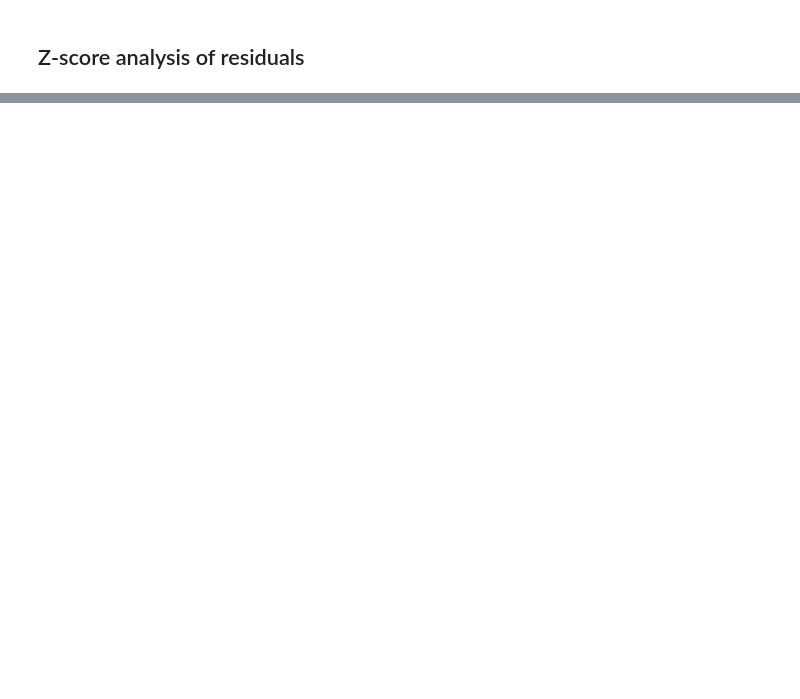
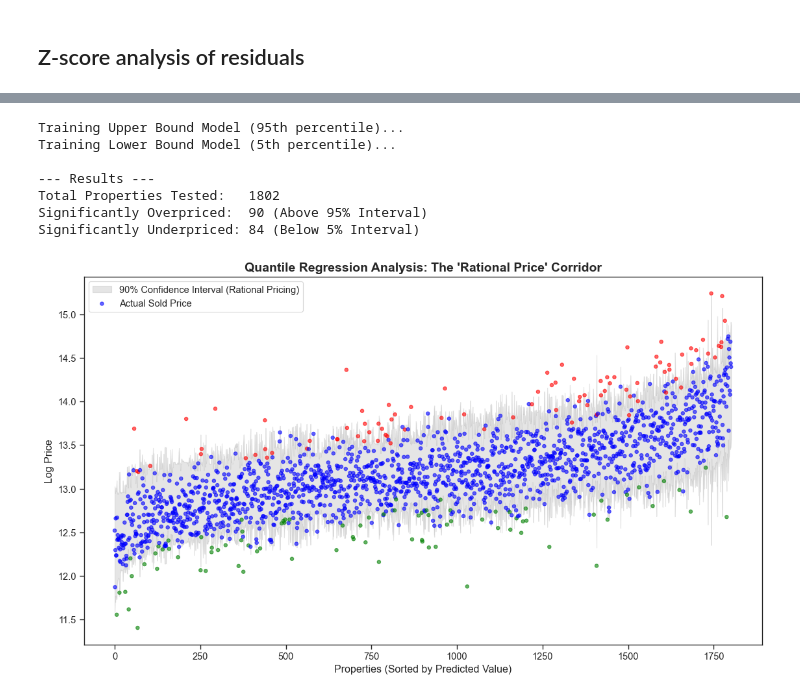
Before and after one commit to PrasunBanerjee04/SecooraRiskModel, a Jupyter notebook: full_scripts.ipynb, the cells around one changed output, grey strips where cells are left out. Drawn from its saved outputs; the diff is of its cells as text; code cells hidden in the pictures; blank space fills up the shorter version.

```diff
--- a/full_scripts.ipynb
+++ b/full_scripts.ipynb
@@ -779,0 +744,53 @@ plt.hist(smart_residuals, bins=50)
+# %%
+from sklearn.ensemble import GradientBoostingRegressor
+
+def calculate_prediction_intervals(X_train, y_train, X_test, y_test):
+    print("Training Upper Bound Model (95th percentile)...")
+    upper_model = GradientBoostingRegressor(loss='quantile', alpha=0.95, n_estimators=100, random_state=42)
+    upper_model.fit(X_train, y_train)
+    y_upper = upper_model.predict(X_test)
+
+    print("Training Lower Bound Model (5th percentile)...")
+    lower_model = GradientBoostingRegressor(loss='quantile', alpha=0.05, n_estimators=100, random_state=42)
+    lower_model.fit(X_train, y_train)
+    y_lower = lower_model.predict(X_test)
+
+    overpriced_mask = (y_test > y_upper).values
+    underpriced_mask = (y_test < y_lower).values
+
+    print(f"\n--- Results ---")
+    print(f"Total Properties Tested:   {len(y_test)}")
+    print(f"Significantly Overpriced:  {overpriced_mask.sum()} (Above 95% Interval)")
+    print(f"Significantly Underpriced: {underpriced_mask.sum()} (Below 5% Interval)")
+
+    midpoint_pred = (y_upper + y_lower) / 2
+    sort_idx = np.argsort(midpoint_pred)
+
+    plt.figure(figsize=(12, 7))
+
+    plt.fill_between(range(len(y_test)), y_lower[sort_idx], y_upper[sort_idx],
+                     color='gray', alpha=0.2, label='90% Confidence Interval (Rational Pricing)')
+
+    colors = np.where(overpriced_mask[sort_idx], 'red',
+             np.where(underpriced_mask[sort_idx], 'green', 'blue'))
+
+    plt.scatter(range(len(y_test)), y_test.iloc[sort_idx], c=colors, s=15, alpha=0.6, label='Actual Sold Price')
+
+    plt.title("Quantile Regression Analysis: The Rational Price Corridor", fontsize=14, fontweight='bold')
+    plt.xlabel("Properties (Sorted by Predicted Value)")
+    plt.ylabel("Log Price")
+    plt.legend(loc='upper left')
+    plt.show()
+
+    return overpriced_mask, underpriced_mask
+
+overpriced_flags, underpriced_flags = calculate_prediction_intervals(X_train_naive, y_train_naive, X_test_naive, y_test_naive)
+# %% [output]
+Training Upper Bound Model (95th percentile)...
+Training Lower Bound Model (5th percentile)...
+
+--- Results ---
+Total Properties Tested:   1802
+Significantly Overpriced:  90 (Above 95% Interval)
+Significantly Underpriced: 84 (Below 5% Interval)
+[figure, added]
```
Also changed, not shown: parts of 10 cells of this notebook, 1 other file.
